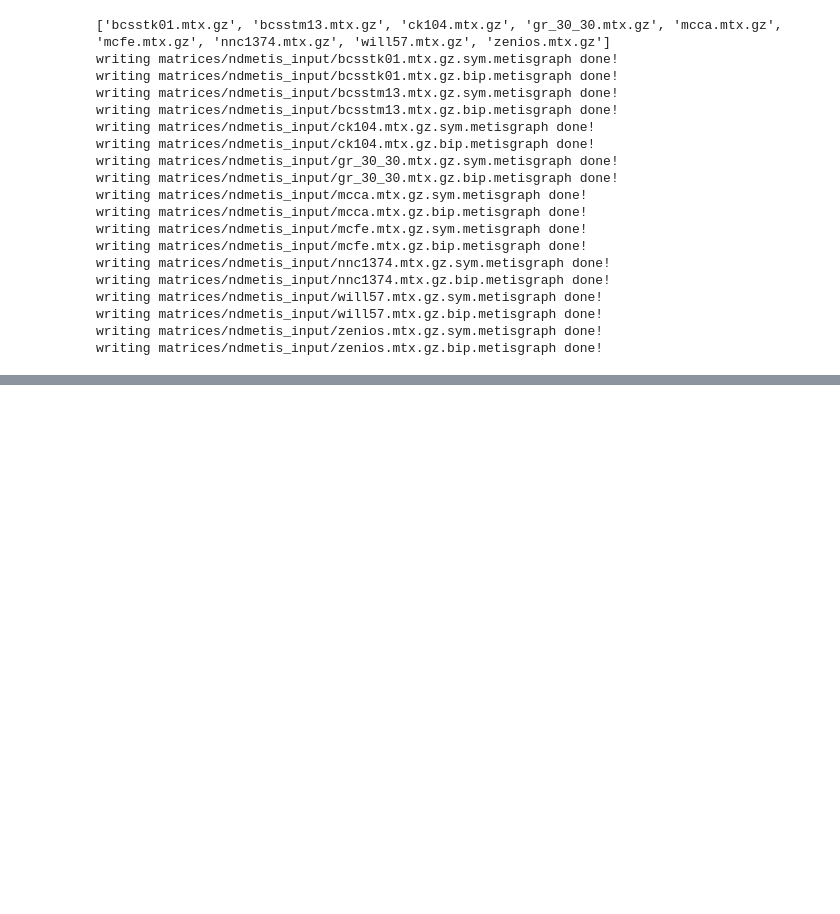
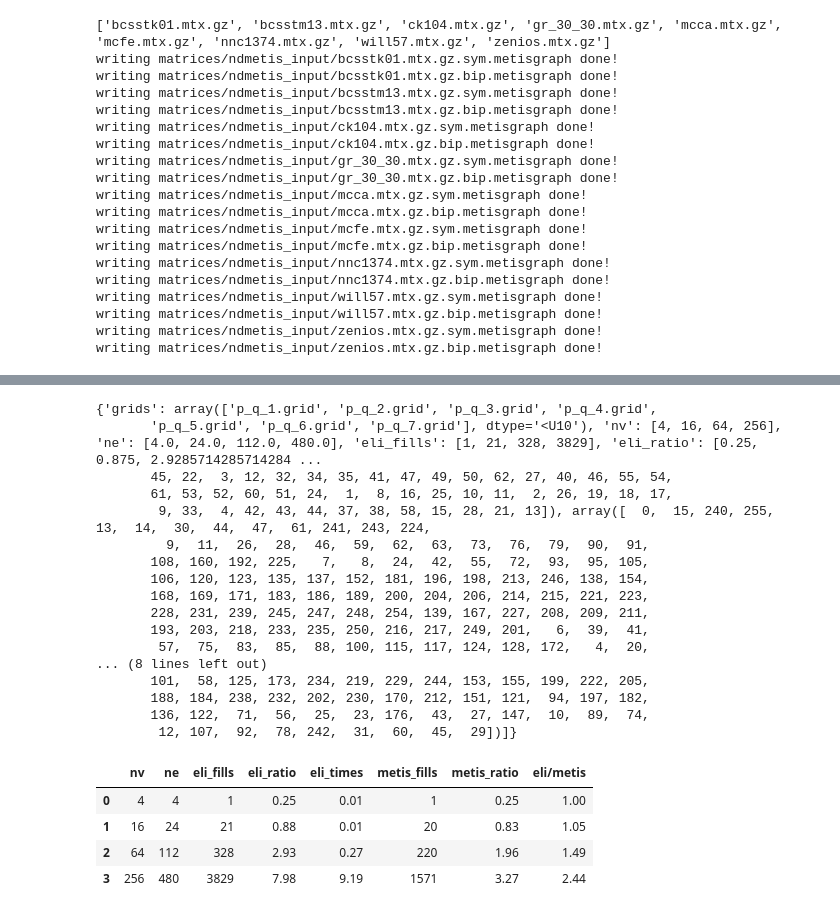
Before and after one commit to berylgithub/eli, a Jupyter notebook: elimination_ordering.ipynb, the cells around one changed output, grey strips where cells are left out. Drawn from its saved outputs; the diff is of its cells as text; code cells hidden in the pictures; blank space fills up the shorter version.

Commit message:
added tests for grids

```diff
--- a/elimination_ordering.ipynb
+++ b/elimination_ordering.ipynb
@@ -1411,6 +1356,0 @@ data =  {'mm': array(['bcsstk01.mtx.gz', 'bcsstk01.mtx.gz', 'bcsstm13.mtx.gz',
-# %%
-
-
-grid = grid_generator(3,5,2,p_dep=1,q_dep=1)
-print(grid.shape)
-print(grid)
@@ -1435,0 +1359,13 @@ p,q,k 4 4 2
+# %%
+'''Grid testing'''
+'''save the grids to metis files first'''
+'''p=q:'''
+ndpath = "matrices/grid/ndmetis_input/"
+gridpath = "matrices/grid/grids/"
+for k in range(1, 100):
+    grid = grid_generator(0,0,k,p_dep=1,q_dep=1)
+    print(grid.shape)
+    fname="p_q_"+str(k) #"p_q_" or "p_qsqr_"
+    with open(gridpath+fname+".grid", 'wb') as fp:
+        pickle.dump(grid, fp)
+    adj_mat_to_metis_file(grid, ndpath+fname+".grid.metisgraph")
@@ -1435,0 +1503,39 @@ p,q,k 4 4 2
+# %%
+'''table vis'''
+with open('matrices/grid/grid_data.p', 'rb') as fp:
+    data = pickle.load(fp)
+    print(data)
+del data['grids']
+df = pd.DataFrame.from_dict(data)
+df = df.drop(['e_order'], axis=1)
+#df.style.set_precision(2)
+df.style.format({
+    'eli_ratio': '{:,.2f}'.format,
+    'eli_times': '{:,.2f}'.format,
+    'metis_ratio':'{:,.2f}'.format,
+    'eli/metis': '{:,.2f}'.format
+    #'B': '{:,.3f}'.format,
+})
+# %% [output]
+{'grids': array(['p_q_1.grid', 'p_q_2.grid', 'p_q_3.grid', 'p_q_4.grid',
+       'p_q_5.grid', 'p_q_6.grid', 'p_q_7.grid'], dtype='<U10'), 'nv': [4, 16, 64, 256], 'ne': [4.0, 24.0, 112.0, 480.0], 'eli_fills': [1, 21, 328, 3829], 'eli_ratio': [0.25, 0.875, 2.9285714285714284 ...
+       45, 22,  3, 12, 32, 34, 35, 41, 47, 49, 50, 62, 27, 40, 46, 55, 54,
+       61, 53, 52, 60, 51, 24,  1,  8, 16, 25, 10, 11,  2, 26, 19, 18, 17,
+        9, 33,  4, 42, 43, 44, 37, 38, 58, 15, 28, 21, 13]), array([  0,  15, 240, 255,  13,  14,  30,  44,  47,  61, 241, 243, 224,
+         9,  11,  26,  28,  46,  59,  62,  63,  73,  76,  79,  90,  91,
+       108, 160, 192, 225,   7,   8,  24,  42,  55,  72,  93,  95, 105,
+       106, 120, 123, 135, 137, 152, 181, 196, 198, 213, 246, 138, 154,
+       168, 169, 171, 183, 186, 189, 200, 204, 206, 214, 215, 221, 223,
+       228, 231, 239, 245, 247, 248, 254, 139, 167, 227, 208, 209, 211,
+       193, 203, 218, 233, 235, 250, 216, 217, 249, 201,   6,  39,  41,
+        57,  75,  83,  85,  88, 100, 115, 117, 124, 128, 172,   4,  20,
+... (8 lines left out)
+       101,  58, 125, 173, 234, 219, 229, 244, 153, 155, 199, 222, 205,
+       188, 184, 238, 232, 202, 230, 170, 212, 151, 121,  94, 197, 182,
+       136, 122,  71,  56,  25,  23, 176,  43,  27, 147,  10,  89,  74,
+        12, 107,  92,  78, 242,  31,  60,  45,  29])]}
+|  | nv | ne | eli_fills | eli_ratio | eli_times | metis_fills | metis_ratio | eli/metis |
+| 0 | 4 | 4 | 1 | 0.25 | 0.01 | 1 | 0.25 | 1.00 |
+| 1 | 16 | 24 | 21 | 0.88 | 0.01 | 20 | 0.83 | 1.05 |
+| 2 | 64 | 112 | 328 | 2.93 | 0.27 | 220 | 1.96 | 1.49 |
+| 3 | 256 | 480 | 3829 | 7.98 | 9.19 | 1571 | 3.27 | 2.44 |
```
Also changed, not shown: parts of 20 cells of this notebook.
